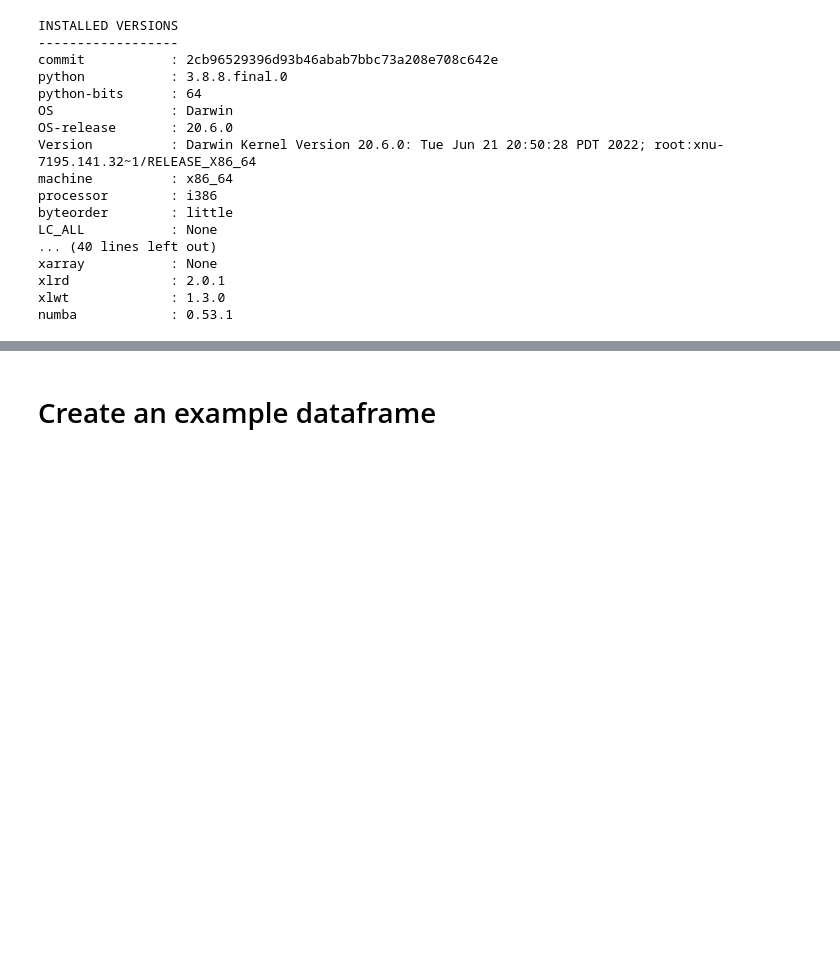
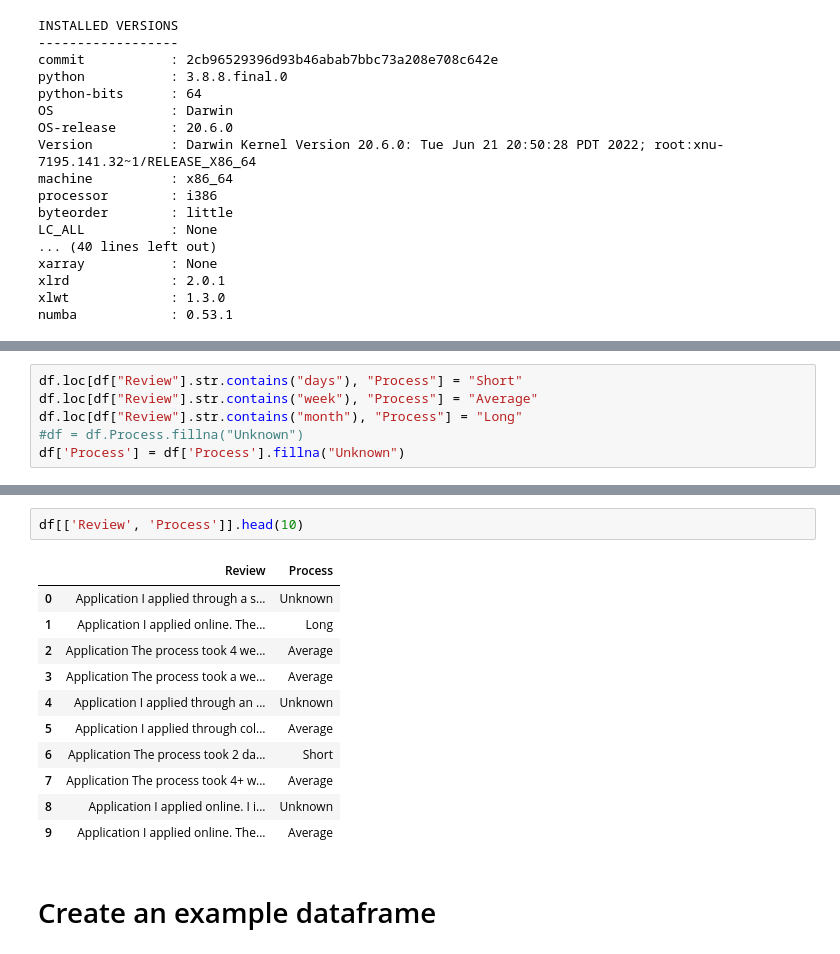
Before and after one commit to monika0603/SQL-practice, a Jupyter notebook: pandas-tricks.ipynb, the cells around one changed output, grey strips where cells are left out. Cells and saved outputs as stored; diff of their text form; blank space fills up the shorter version.

```diff
--- a/pandas-tricks.ipynb
+++ b/pandas-tricks.ipynb
@@ -35,0 +127,6 @@ numba            : 0.53.1
+# %%
+df.loc[df["Review"].str.contains("days"), "Process"] = "Short"
+df.loc[df["Review"].str.contains("week"), "Process"] = "Average"
+df.loc[df["Review"].str.contains("month"), "Process"] = "Long"
+#df = df.Process.fillna("Unknown")
+df['Process'] = df['Process'].fillna("Unknown")
@@ -36,3 +145,17 @@ numba            : 0.53.1
+# %%
+df[['Review', 'Process']].head(10)
+# %% [output]
+|  | Review | Process |
+| 0 | Application I applied through a s... | Unknown |
+| 1 | Application I applied online. The... | Long |
+| 2 | Application The process took 4 we... | Average |
+| 3 | Application The process took a we... | Average |
+| 4 | Application I applied through an ... | Unknown |
+| 5 | Application I applied through col... | Average |
+| 6 | Application The process took 2 da... | Short |
+| 7 | Application The process took 4+ w... | Average |
+| 8 | Application I applied online. I i... | Unknown |
+| 9 | Application I applied online. The... | Average |
 # %% [markdown]
 # Create an example dataframe
 # %%
```
Also changed, not shown: parts of 18 cells of this notebook.
